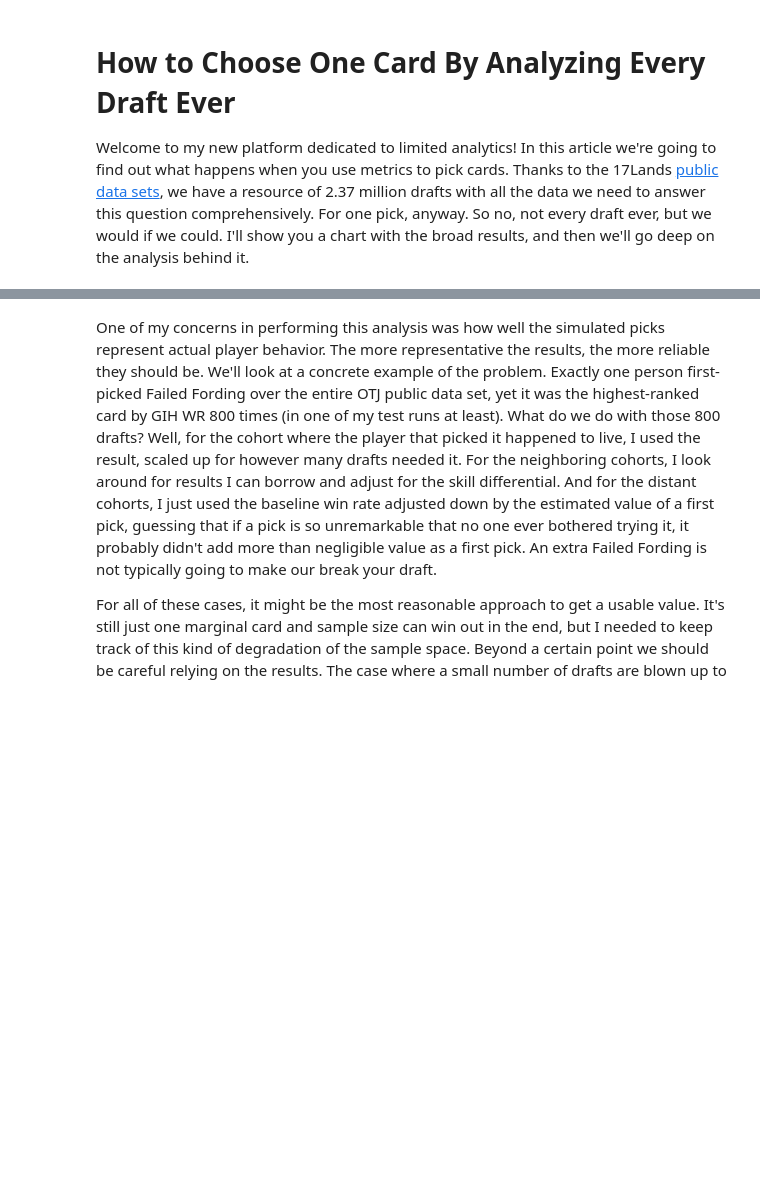
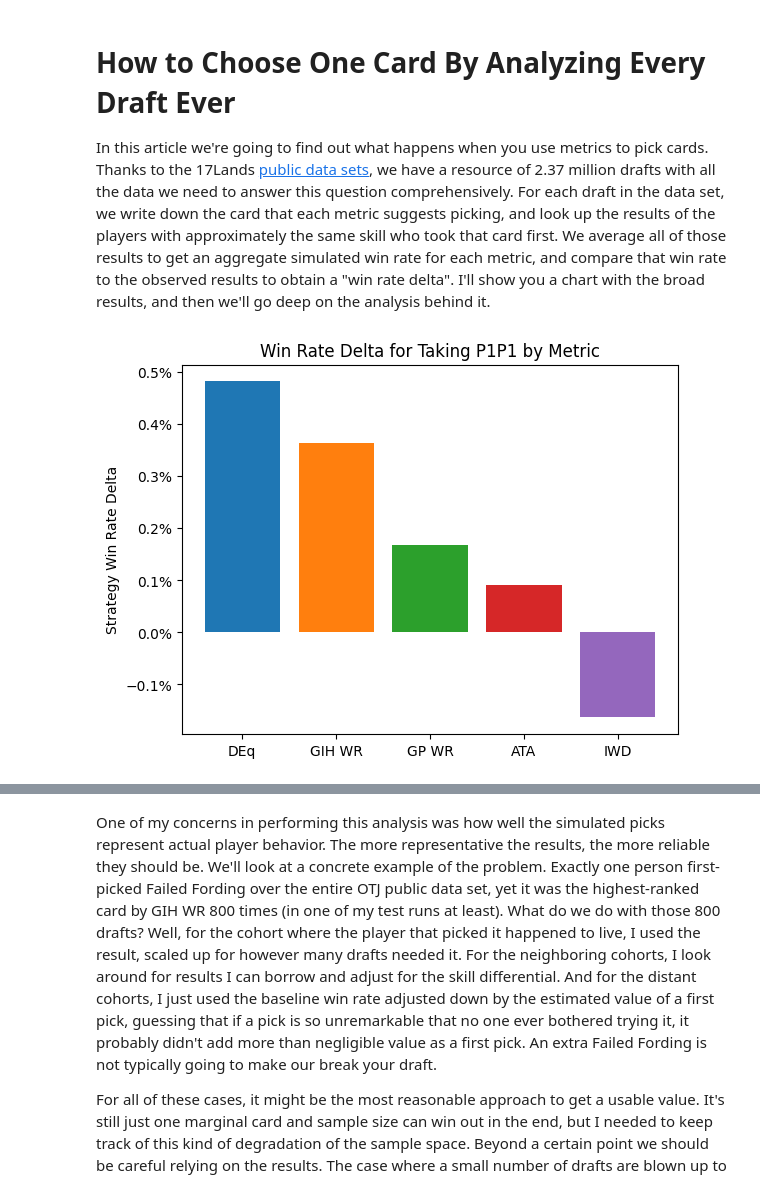
Before and after one commit to oelarnes/deq, a Jupyter notebook: docs/p1-strategy.ipynb, the cells around one changed output, grey strips where cells are left out. Cells and saved outputs as stored; diff of their text form; code cells hidden in the pictures; blank space fills up the shorter version.

```diff
--- a/docs/p1-strategy.ipynb
+++ b/docs/p1-strategy.ipynb
@@ -2,12 +2,13 @@
 # How to Choose One Card By Analyzing Every Draft Ever
 
 
-Welcome to my new platform dedicated to limited analytics! In this article we're going to find out what happens when you use metrics to pick cards. Thanks to the 17Lands [public data sets](https://www.17lands.com/public_datasets), we have a resource of 2.37 million drafts with all the data we need to answer this question comprehensively. For one pick, anyway. So no, not every draft ever, but we would if we could. I'll show you a chart with the broad results, and then we'll go deep on the analysis behind it.
+In this article we're going to find out what happens when you use metrics to pick cards. Thanks to the 17Lands [public data sets](https://www.17lands.com/public_datasets), we have a resource of 2.37 million drafts with all the data we need to answer this question comprehensively. For each draft in the data set, we write down the card that each metric suggests picking, and look up the results of the players with approximately the same skill who took that card first. We average all of those results to get an aggregate simulated win rate for each metric, and compare that win rate to the observed results to obtain a "win rate delta". I'll show you a chart with the broad results, and then we'll go deep on the analysis behind it.
 # %%
 from deq.p1_strategy import all_metrics_analysis
 from deq.plot import p1_delta_bar
 
-
-result = all_metrics_analysis(metrics=['deq', 'deq_new'])
-p1_delta_bar(result, metrics=['deq', 'deq_new'])
+result = all_metrics_analysis()
+p1_delta_bar(result)
+# %% [output]
+[figure, added]
 # %% [markdown]
```
Also changed, not shown: parts of 14 cells of this notebook, 5 other files.
